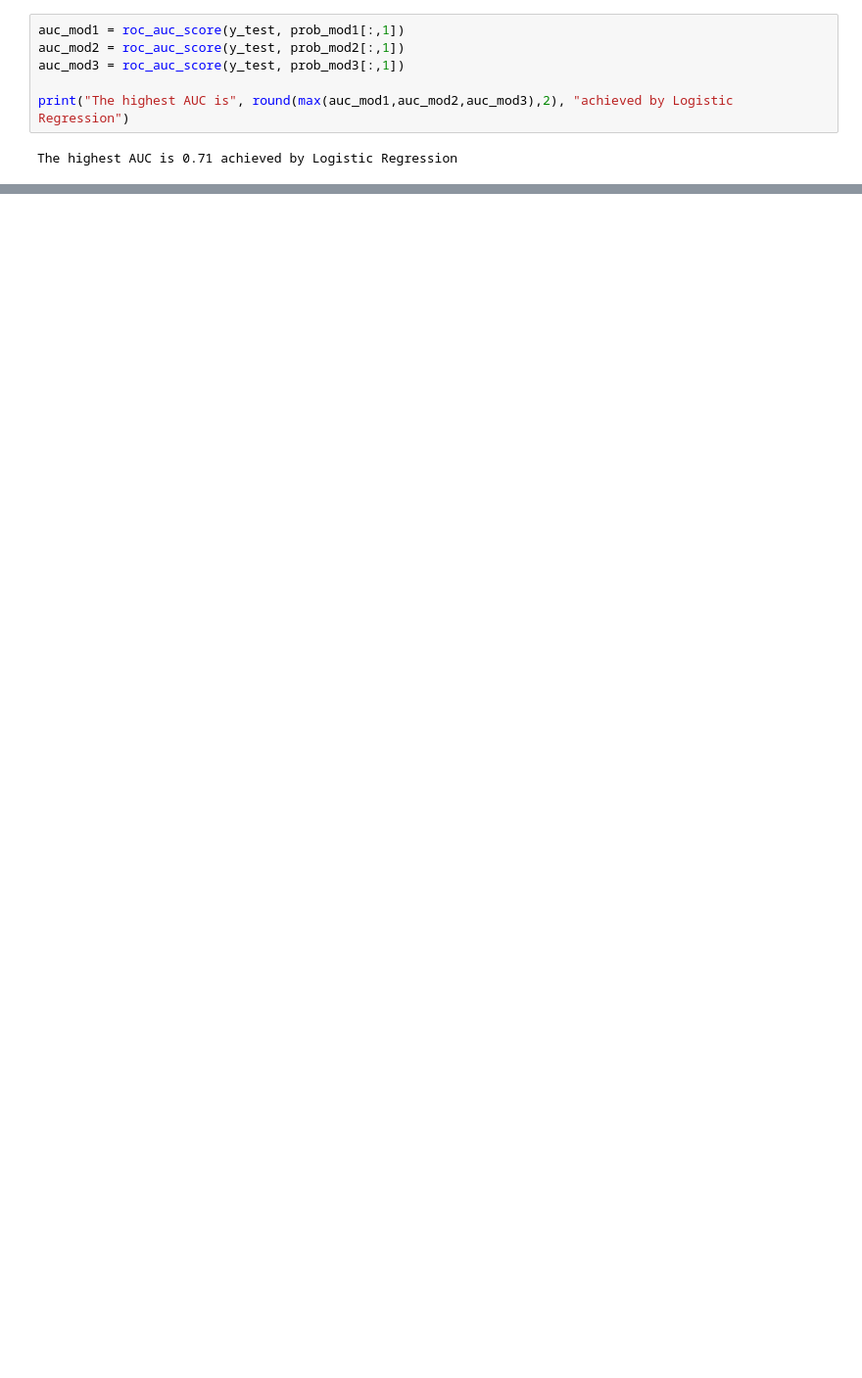
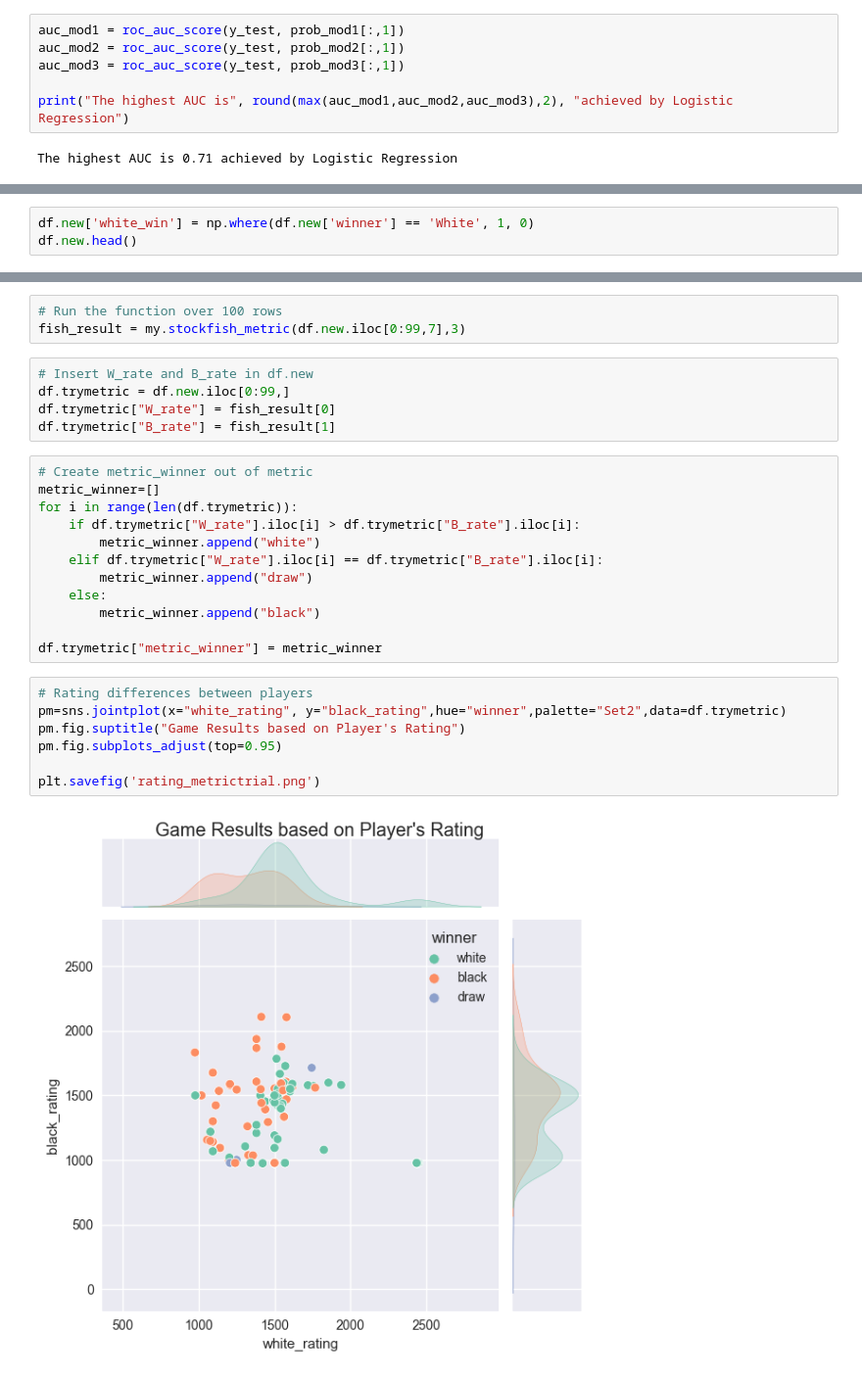
Before and after one commit to heysteph/FinalProject, a Jupyter notebook: notebook.ipynb, the cells around one changed output, grey strips where cells are left out. Shown: that part at 98% size. Cells and saved outputs as stored; diff of their text form; blank space fills up the shorter version.

```diff
--- a/notebook.ipynb
+++ b/notebook.ipynb
@@ -414,0 +416,3 @@ The highest AUC is 0.71 achieved by Logistic Regression
+# %%
+df.new['white_win'] = np.where(df.new['winner'] == 'White', 1, 0)
+df.new.head()
@@ -414,0 +446,29 @@ The highest AUC is 0.71 achieved by Logistic Regression
+# %%
+# Run the function over 100 rows
+fish_result = my.stockfish_metric(df.new.iloc[0:99,7],3)
+# %%
+# Insert W_rate and B_rate in df.new
+df.trymetric = df.new.iloc[0:99,]
+df.trymetric["W_rate"] = fish_result[0]
+df.trymetric["B_rate"] = fish_result[1]
+# %%
+# Create metric_winner out of metric
+metric_winner=[]
+for i in range(len(df.trymetric)):
+    if df.trymetric["W_rate"].iloc[i] > df.trymetric["B_rate"].iloc[i]:
+        metric_winner.append("white")
+    elif df.trymetric["W_rate"].iloc[i] == df.trymetric["B_rate"].iloc[i]:
+        metric_winner.append("draw")
+    else:
+        metric_winner.append("black")
+
+df.trymetric["metric_winner"] = metric_winner
+# %%
+# Rating differences between players
+pm=sns.jointplot(x="white_rating", y="black_rating",hue="winner",palette="Set2",data=df.trymetric)
+pm.fig.suptitle("Game Results based on Player's Rating")
+pm.fig.subplots_adjust(top=0.95)
+
+plt.savefig('rating_metrictrial.png')
+# %% [output]
+[figure, added]
```
Also changed, not shown: parts of 29 cells of this notebook, 5 other files.
